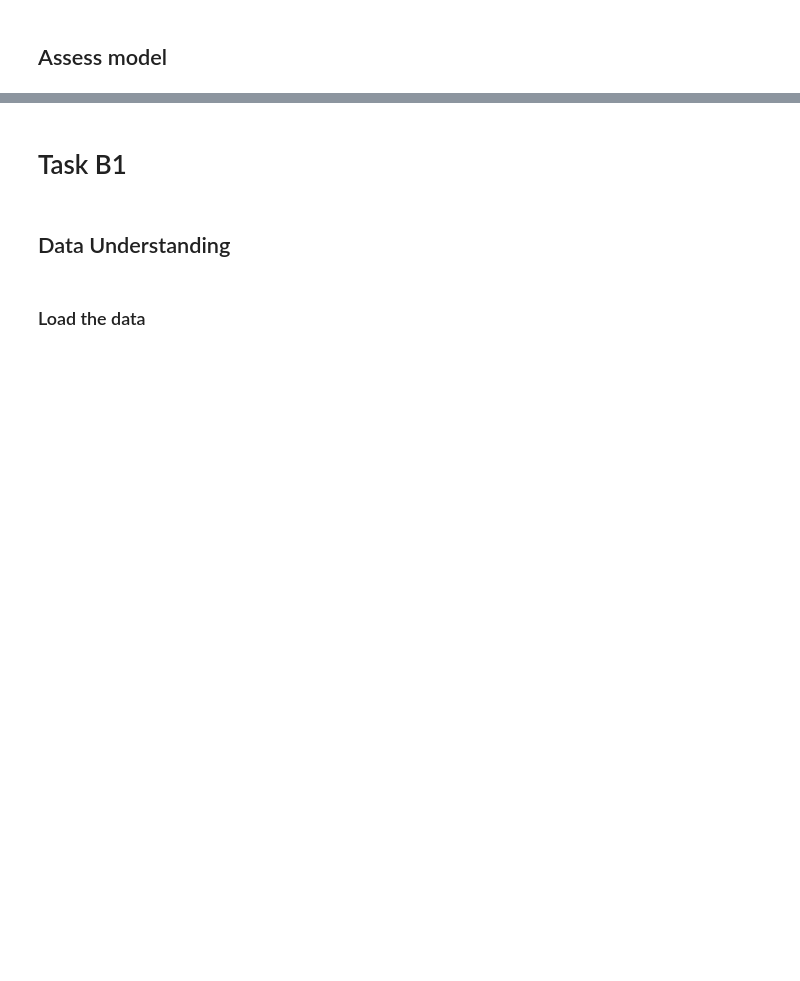
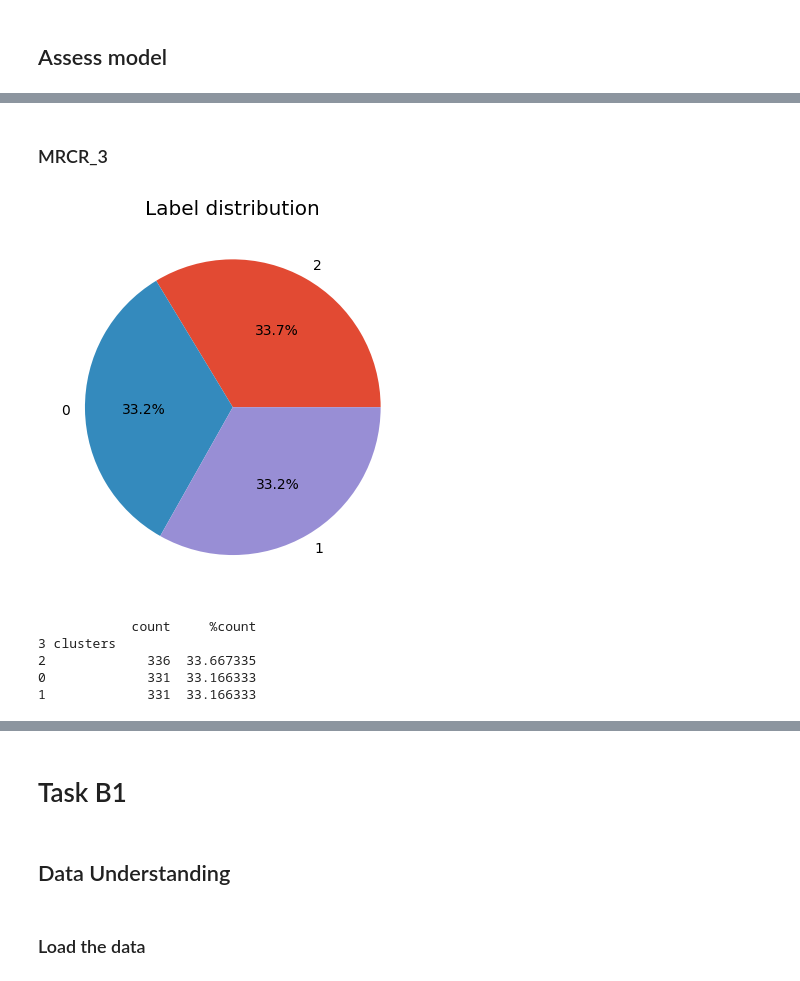
Before and after one commit to MSWinds/dm-group1-project, a Jupyter notebook: Final_Project.ipynb, the cells around one changed output, grey strips where cells are left out. Drawn from its saved outputs; the diff is of its cells as text; code cells hidden in the pictures; blank space fills up the shorter version.

```diff
--- a/Final_Project.ipynb
+++ b/Final_Project.ipynb
@@ -2595,0 +2622,8 @@ print(LKRR_3_unique, LKRR_3_counts)
+# %%
+range_feature = df_a5_norm.copy()
+
+# Drop the column names
+range_feature = range_feature.reset_index(drop=True)
+
+# Convert the DataFrame to a list of lists
+range_feature = range_feature.values.tolist()
@@ -2597,0 +2666,12 @@ print(LKRR_3_unique, LKRR_3_counts)
+# %% [markdown]
+### MRCR_3
+# %%
+MRCR_3_labels_summary_table, MRCR_3_labels_summary_pie = label_summary(MRCR_3_labels)
+print(MRCR_3_labels_summary_table)
+# %% [output]
+[figure, added]
+            count     %count
+3 clusters
+2             336  33.667335
+0             331  33.166333
+1             331  33.166333
```
Also changed, not shown: parts of 8 cells of this notebook.
